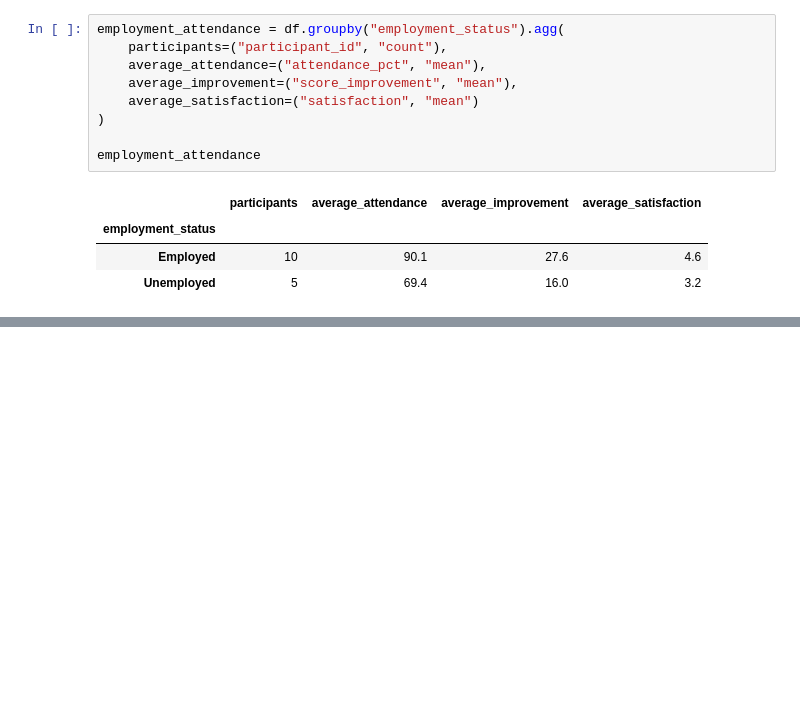
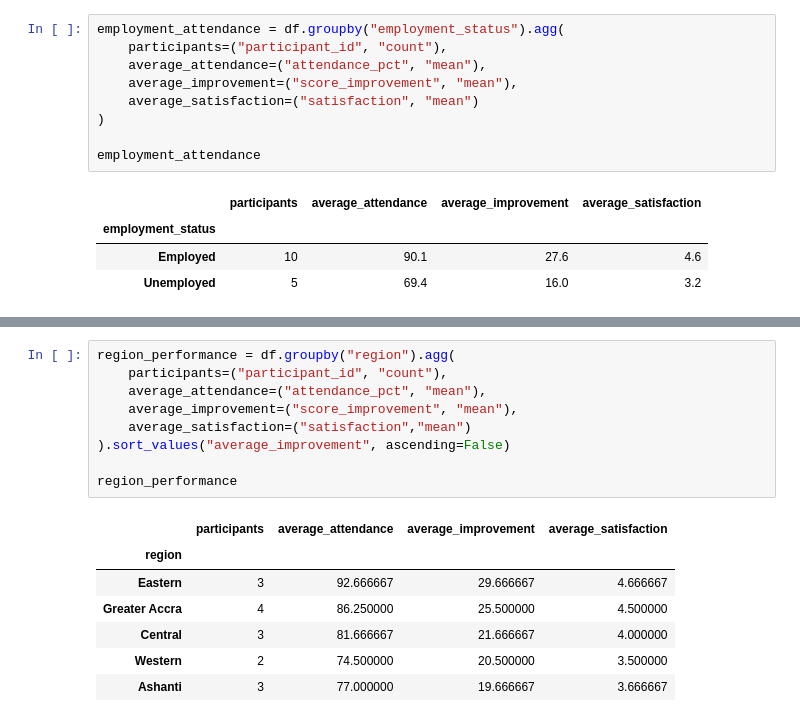
Before and after one commit to Lengman07/youth-skills-data-insights, a Jupyter notebook: notebooks/analysis.ipynb, the cells around one changed output, grey strips where cells are left out. Drawn from its saved outputs; the diff is of its cells as text; blank space fills up the shorter version.

```diff
--- a/notebooks/analysis.ipynb
+++ b/notebooks/analysis.ipynb
@@ -214,0 +228,17 @@ employment_attendance
+# %%
+region_performance = df.groupby("region").agg(
+    participants=("participant_id", "count"),
+    average_attendance=("attendance_pct", "mean"),
+    average_improvement=("score_improvement", "mean"),
+    average_satisfaction=("satisfaction","mean")
+).sort_values("average_improvement", ascending=False)
+
+region_performance
+# %% [output]
+|  | participants | average_attendance | average_improvement | average_satisfaction |
+| region |  |  |  |  |
+| Eastern | 3 | 92.666667 | 29.666667 | 4.666667 |
+| Greater Accra | 4 | 86.250000 | 25.500000 | 4.500000 |
+| Central | 3 | 81.666667 | 21.666667 | 4.000000 |
+| Western | 2 | 74.500000 | 20.500000 | 3.500000 |
+| Ashanti | 3 | 77.000000 | 19.666667 | 3.666667 |
```
Also changed, not shown: parts of 6 cells of this notebook.
